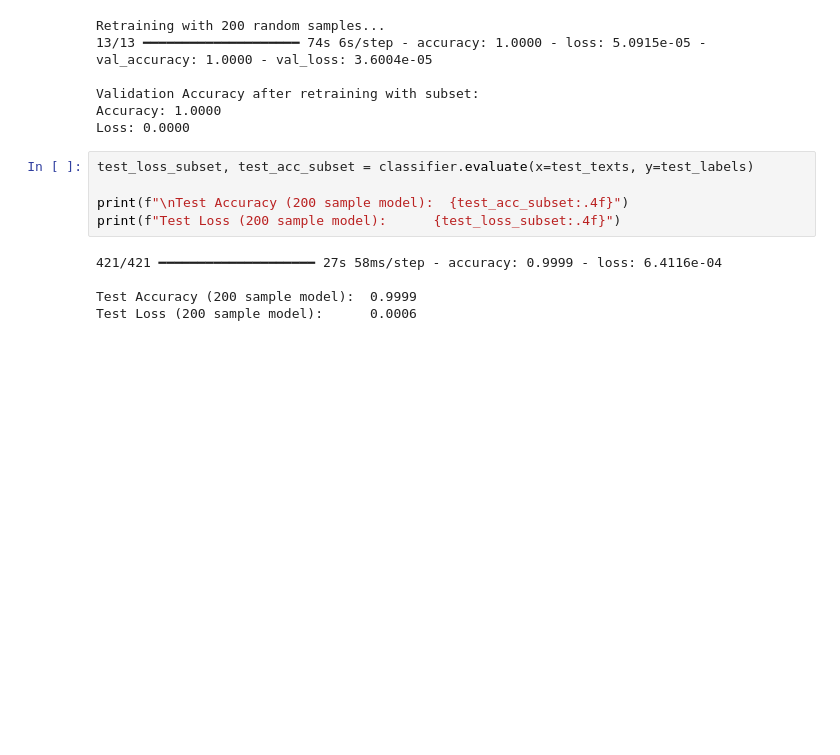
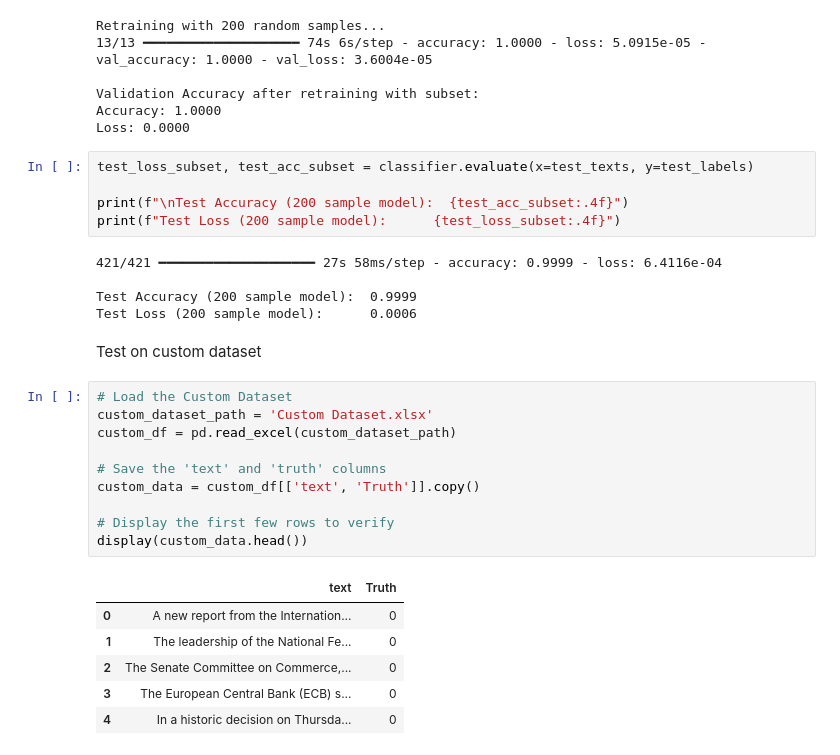
Before and after one commit to amangang3/HODL, a Jupyter notebook: BERT.ipynb, the cells around one changed output. Saved outputs shown, nothing was run; the diff lists cells and outputs as text; blank space fills up the shorter version.

```diff
--- a/BERT.ipynb
+++ b/BERT.ipynb
@@ -407,3 +407,22 @@ print(f"Test Loss (200 sample model):      {test_loss_subset:.4f}")
 
 Test Accuracy (200 sample model):  0.9999
 Test Loss (200 sample model):      0.0006
+# %% [markdown]
+Test on custom dataset
+# %%
+# Load the Custom Dataset
+custom_dataset_path = 'Custom Dataset.xlsx'
+custom_df = pd.read_excel(custom_dataset_path)
+
+# Save the 'text' and 'truth' columns
+custom_data = custom_df[['text', 'Truth']].copy()
+
+# Display the first few rows to verify
+display(custom_data.head())
+# %% [output]
+|  | text | Truth |
+| 0 | A new report from the Internation... | 0 |
+| 1 | The leadership of the National Fe... | 0 |
+| 2 | The Senate Committee on Commerce,... | 0 |
+| 3 | The European Central Bank (ECB) s... | 0 |
+| 4 | In a historic decision on Thursda... | 0 |
```
Also changed, not shown: parts of 5 cells of this notebook.
